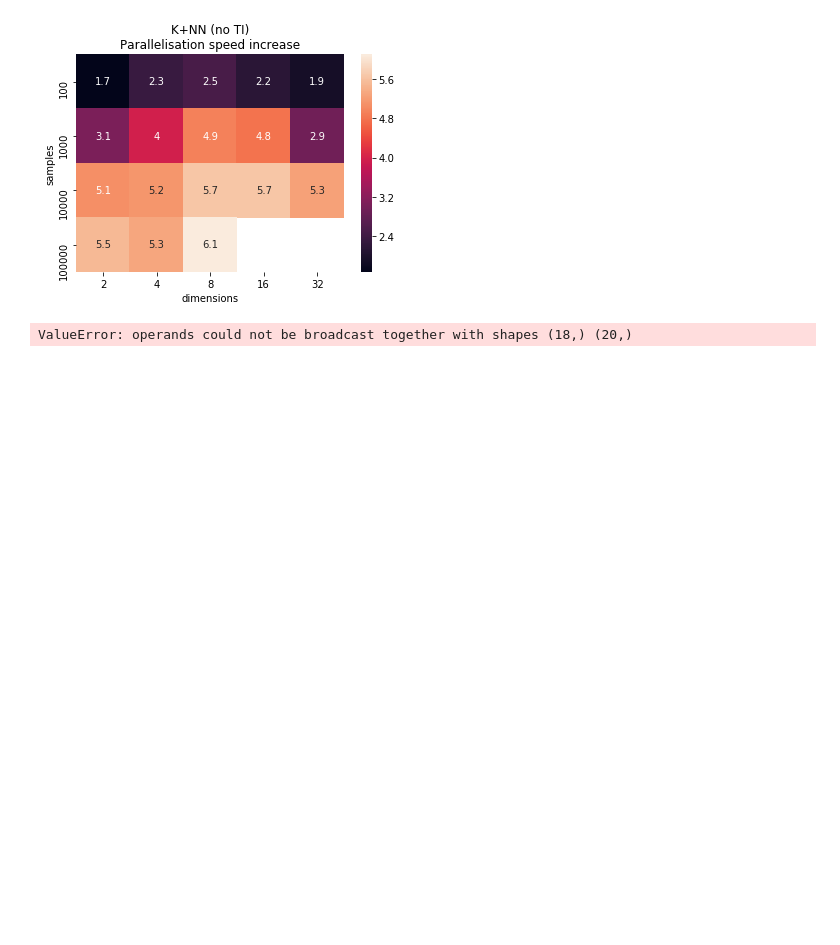
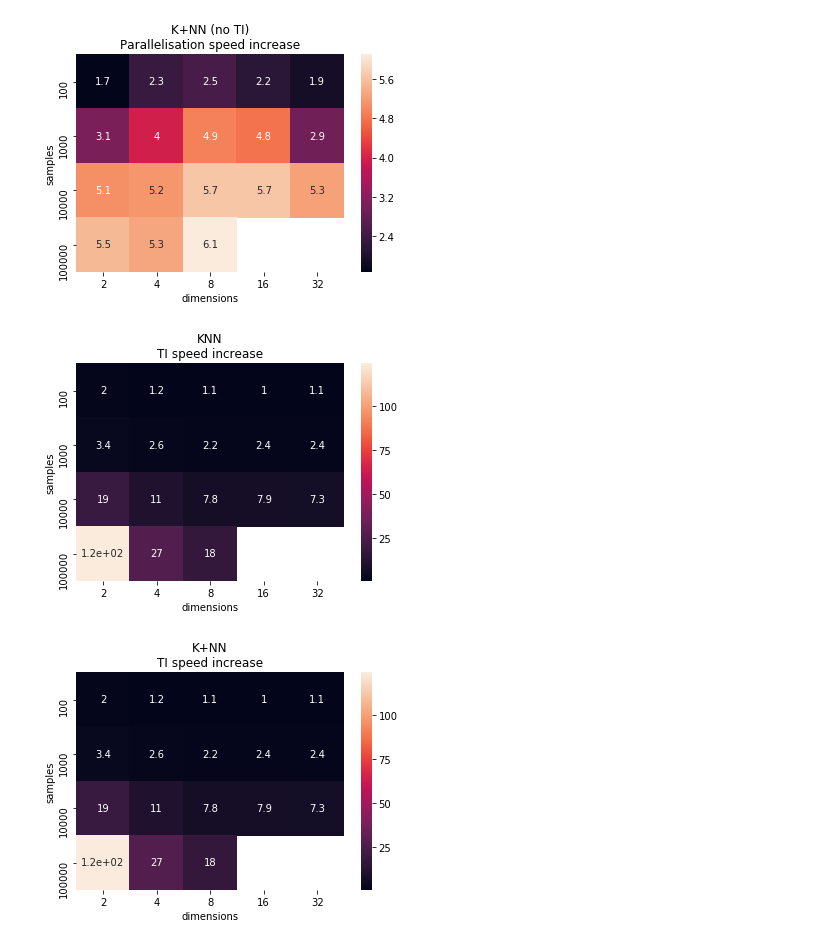
Before and after one commit to Delebrith/return-of-the-neighbours, a Jupyter notebook: experiments/performance_test.ipynb, the cells around one changed output. Saved outputs shown, nothing was run; the diff lists cells and outputs as text; code cells hidden in the pictures; blank space fills up the shorter version.

Commit message:
Initial performance results

```diff
--- a/experiments/performance_test.ipynb
+++ b/experiments/performance_test.ipynb
@@ -320,13 +314,15 @@ show_parallelisation_speed_increase_heatmap(results_no_ti_kpnn, 'K+NN (no TI)')
 def show_ti_speed_increase_heatmap(results, results_no_ti, alg_name):
     mean_no_ti = get_mean_time(results_no_ti, False)
     mean = get_mean_time(results, False)
-    ratio = mean_no_ti[:len(mean)] / mean[:len()]
+    ratio = mean_no_ti[:len(mean)] / mean[:len(mean_no_ti)]
     title = f'{alg_name}\nTI speed increase'
     show_heatmap(ratio, title)
 # %%
 show_ti_speed_increase_heatmap(results_kNN, results_no_ti_knn, 'KNN')
+show_ti_speed_increase_heatmap(results_kNN, results_no_ti_knn, 'K+NN')
 # %% [output]
-ValueError: operands could not be broadcast together with shapes (18,) (20,)
+[figure, added]
+[figure, added]
 # %%
 # in order to save results
 import pickle
```
Also changed, not shown: parts of 3 cells of this notebook.
